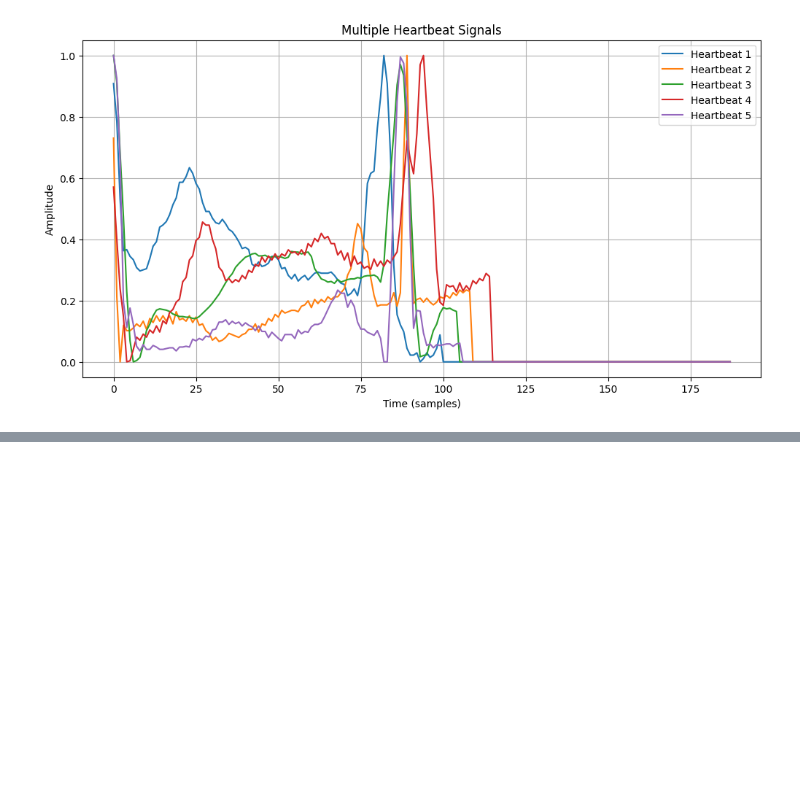
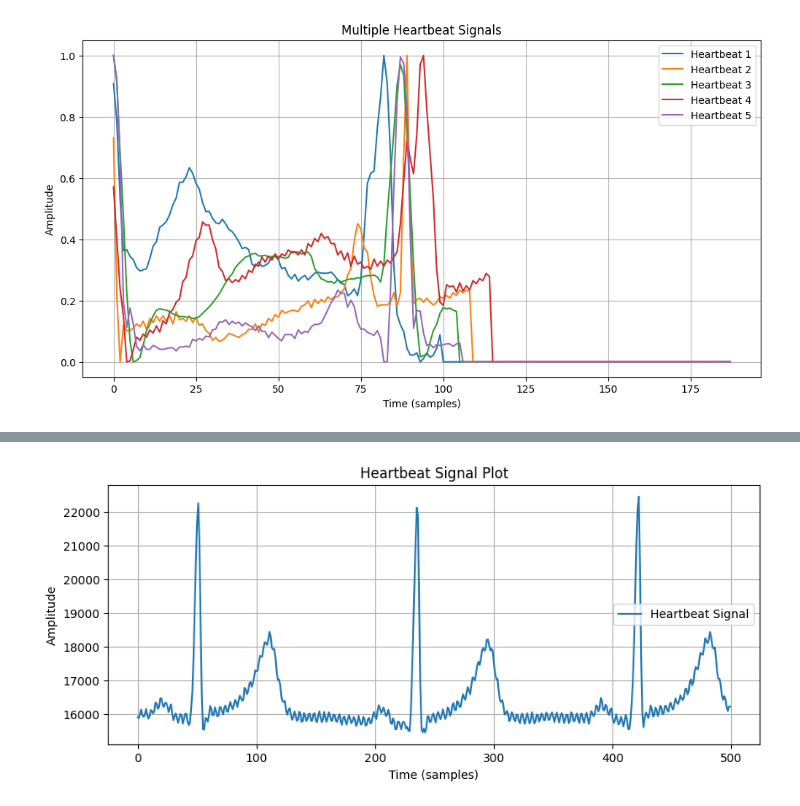
Before and after one commit to aliuliare/Physiological-signal-processing, a Jupyter notebook: signals.ipynb, the cells around one changed output, grey strips where cells are left out. Cells and saved outputs as stored; diff of their text form; code cells hidden in the pictures; blank space fills up the shorter version.

```diff
--- a/signals.ipynb
+++ b/signals.ipynb
@@ -68,0 +99,25 @@ plt.show()
+# %%
+import pandas as pd
+import matplotlib.pyplot as plt
+
+# Load the CSV file
+file_path = "data/ecg.csv"
+df = pd.read_csv(file_path)
+
+# Select the first row as an example heartbeat signal
+heartbeat_signal = df.iloc[0, :].values
+
+# Define the number of samples to plot
+num_samples = 500  # Change this value as needed
+
+# Plot only the first 'num_samples' of the signal
+plt.figure(figsize=(10, 4))
+plt.plot(heartbeat_signal[:num_samples], label="Heartbeat Signal")
+plt.xlabel("Time (samples)")
+plt.ylabel("Amplitude")
+plt.title("Heartbeat Signal Plot")
+plt.legend()
+plt.grid(True)
+plt.show()
+# %% [output]
+[figure, added]
```
Also changed, not shown: parts of 1 cell of this notebook, 1 other file.
